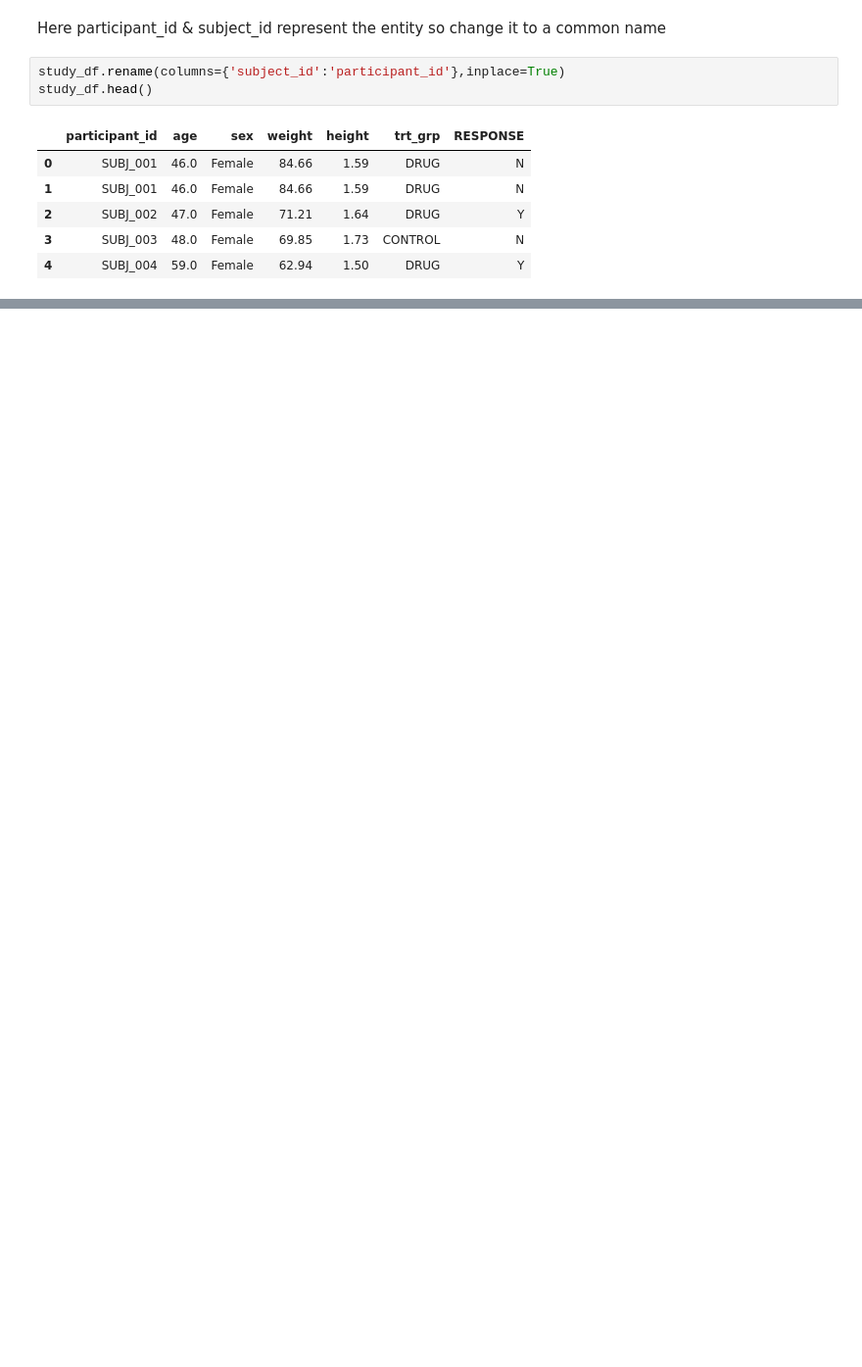
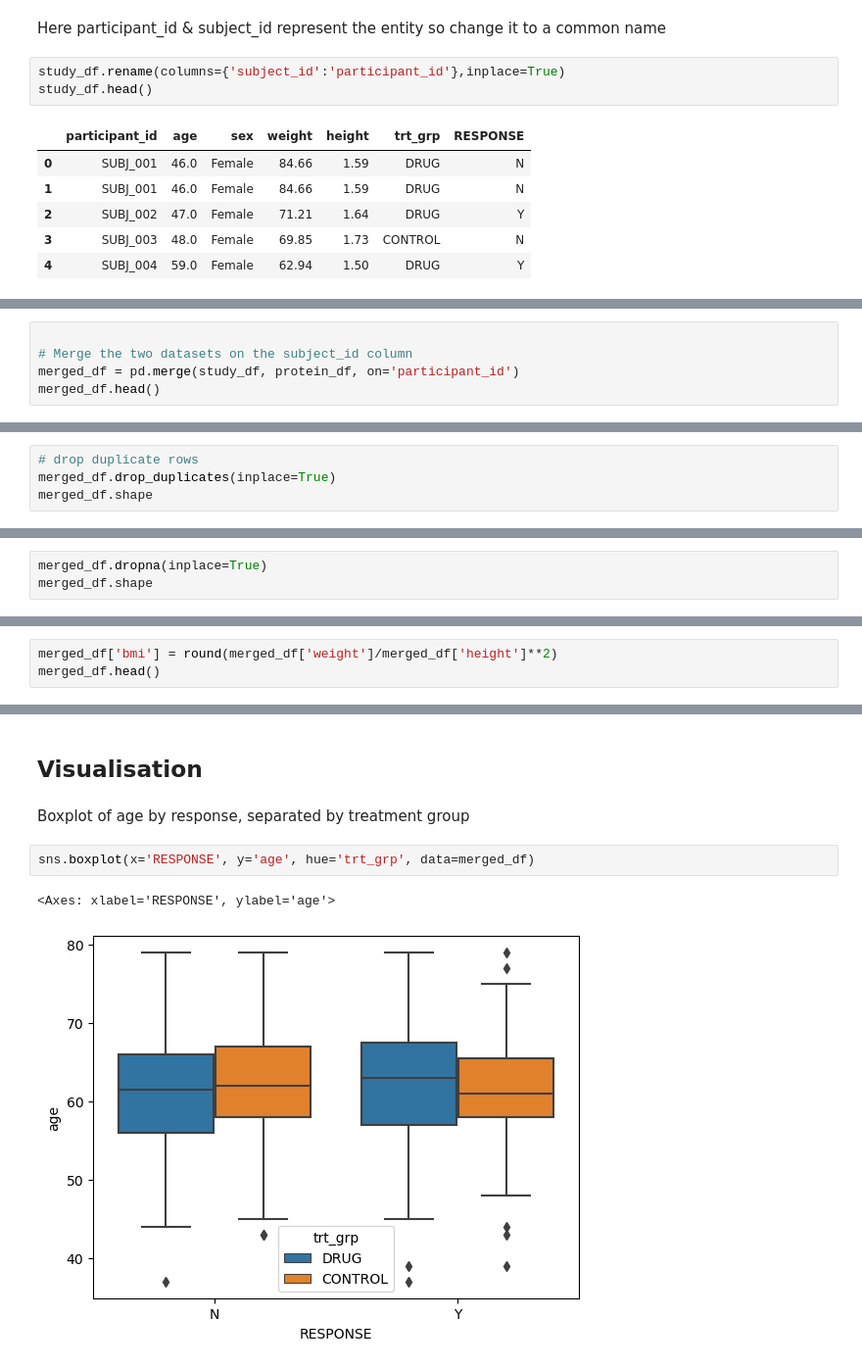
Before and after one commit to aditya2695/GSK-Data-Step-Up-Challenge, a Jupyter notebook: eda.ipynb, the cells around one changed output, grey strips where cells are left out. Shown at 98% size. Saved outputs shown, nothing was run; the diff lists cells and outputs as text; blank space fills up the shorter version.

```diff
--- a/eda.ipynb
+++ b/eda.ipynb
@@ -48,0 +51,5 @@ study_df.head()
+# %%
+
+# Merge the two datasets on the subject_id column
+merged_df = pd.merge(study_df, protein_df, on='participant_id')
+merged_df.head()
@@ -48,0 +100,4 @@ study_df.head()
+# %%
+# drop duplicate rows
+merged_df.drop_duplicates(inplace=True)
+merged_df.shape
@@ -48,0 +108,3 @@ study_df.head()
+# %%
+merged_df.dropna(inplace=True)
+merged_df.shape
@@ -48,0 +121,3 @@ study_df.head()
+# %%
+merged_df['bmi'] = round(merged_df['weight']/merged_df['height']**2)
+merged_df.head()
@@ -48,0 +180,9 @@ study_df.head()
+# %% [markdown]
+## Visualisation
+# %% [markdown]
+Boxplot of age by response, separated by treatment group
+# %%
+sns.boxplot(x='RESPONSE', y='age', hue='trt_grp', data=merged_df)
+# %% [output]
+<Axes: xlabel='RESPONSE', ylabel='age'>
+[figure, added]
```
Also changed, not shown: parts of 33 cells of this notebook.
